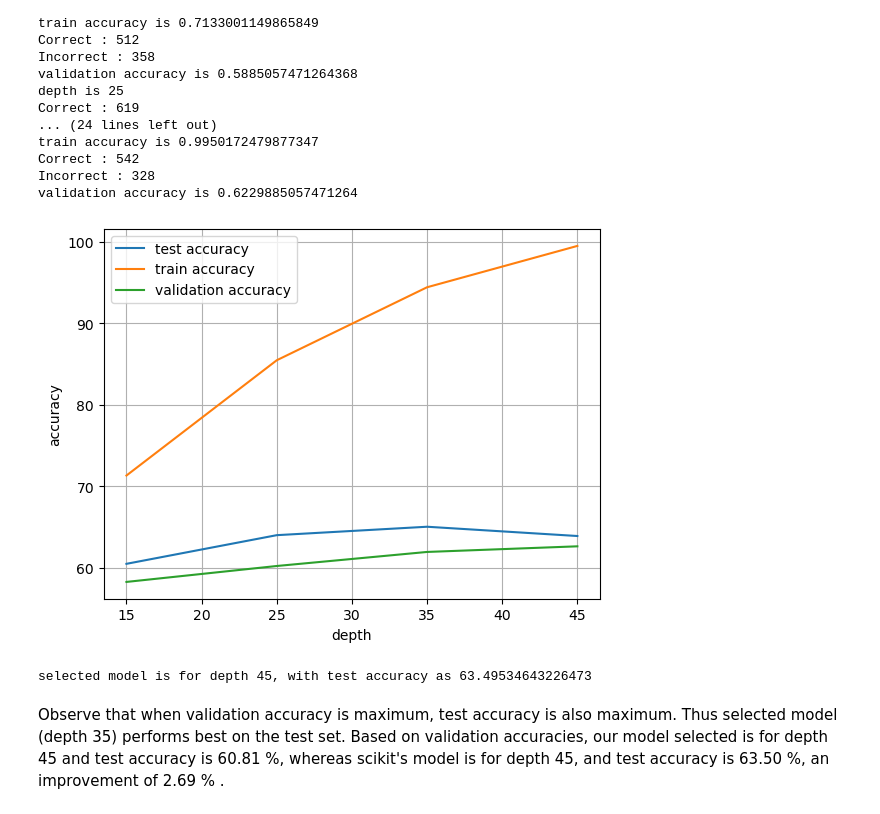
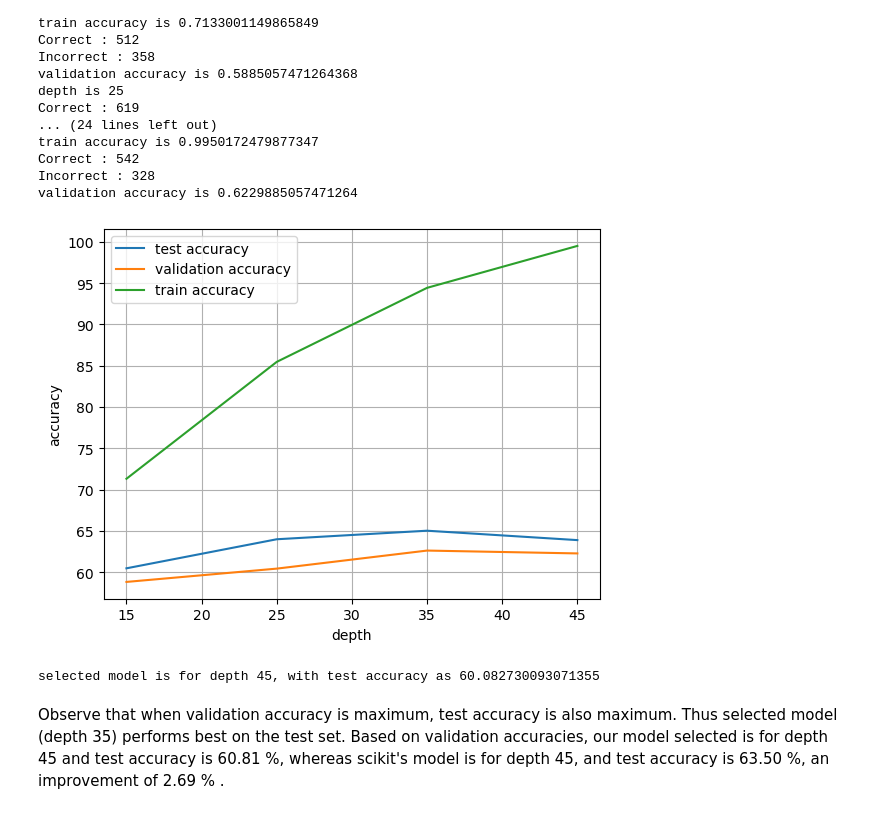
Before and after one commit to Aavegjain/COL774_A3, a Jupyter notebook: decision_trees/dt.ipynb, the cells around one changed output. Saved outputs shown, nothing was run; the diff lists cells and outputs as text; code cells hidden in the pictures.

```diff
--- a/decision_trees/dt.ipynb
+++ b/decision_trees/dt.ipynb
@@ -377,14 +377,16 @@ Correct : 578
 Incorrect : 389
 test accuracy is 0.5977249224405378
 # %%
-def plot_accuracies(test, train, depths, name):
+# print(rf_test)
+def plot_accuracies(y_lines, x, labels, x_label, y_label, name):
+
     fig,axis = plt.subplots()
-    axis.plot(depths, test, label="test accuracy")
-    axis.plot(depths, train, label="train accuracy")
-    axis.set_xlabel("depth")
-    axis.set_ylabel("accuracy")
+    for y_line,label  in zip(y_lines, labels):
+        axis.plot(x, y_line, label = label)
+    axis.set_xlabel(x_label)
+    axis.set_ylabel(y_label)
     axis.legend()
     plt.grid(True)
-    plt.savefig(f"{name}.png")
+    plt.savefig(f"{name}.pdf")
     plt.show()
 # %%
@@ -773,23 +759,14 @@ validation accuracy is 0.6229885057471264
 # %%
 # plotting all three accuracies
 
-fig,axis = plt.subplots()
-axis.plot(depths, depth_test, label="test accuracy")
-axis.plot(depths, depth_train, label="train accuracy")
-axis.plot(depths, depth_validation, label = "validation accuracy")
-axis.set_xlabel("depth")
-axis.set_ylabel("accuracy")
-axis.legend()
-plt.grid(True)
-plt.savefig(f"1.d.depth.png")
-plt.show()
+plot_accuracies([depth_test, depth_validation, depth_train] , depths, ["test accuracy", "validation accuracy", "train accuracy"], "depth", "accuracy", "1.d.depth")
 
 validation = np.array(validation)
 depth = depths[np.argmax(validation)]
 print(f"selected model is for depth {depth}, with test accuracy as {test[np.argmax(validation)]}")
 # %% [output]
-[figure, old version]
+[figure, new version]
-selected model is for depth 45, with test accuracy as 63.49534643226473
+selected model is for depth 45, with test accuracy as 60.082730093071355
 # %% [markdown]
 Observe that when validation accuracy is maximum, test accuracy is also maximum. Thus selected model (depth 35) performs best on the test set.
 Based on validation accuracies, our model selected is for depth 45 and test accuracy is 60.81 %, whereas scikit's model is for depth 45, and test accuracy is 63.50 %, an improvement of 2.69 % .
```
Also changed, not shown: parts of 20 cells of this notebook, 9 other files.
